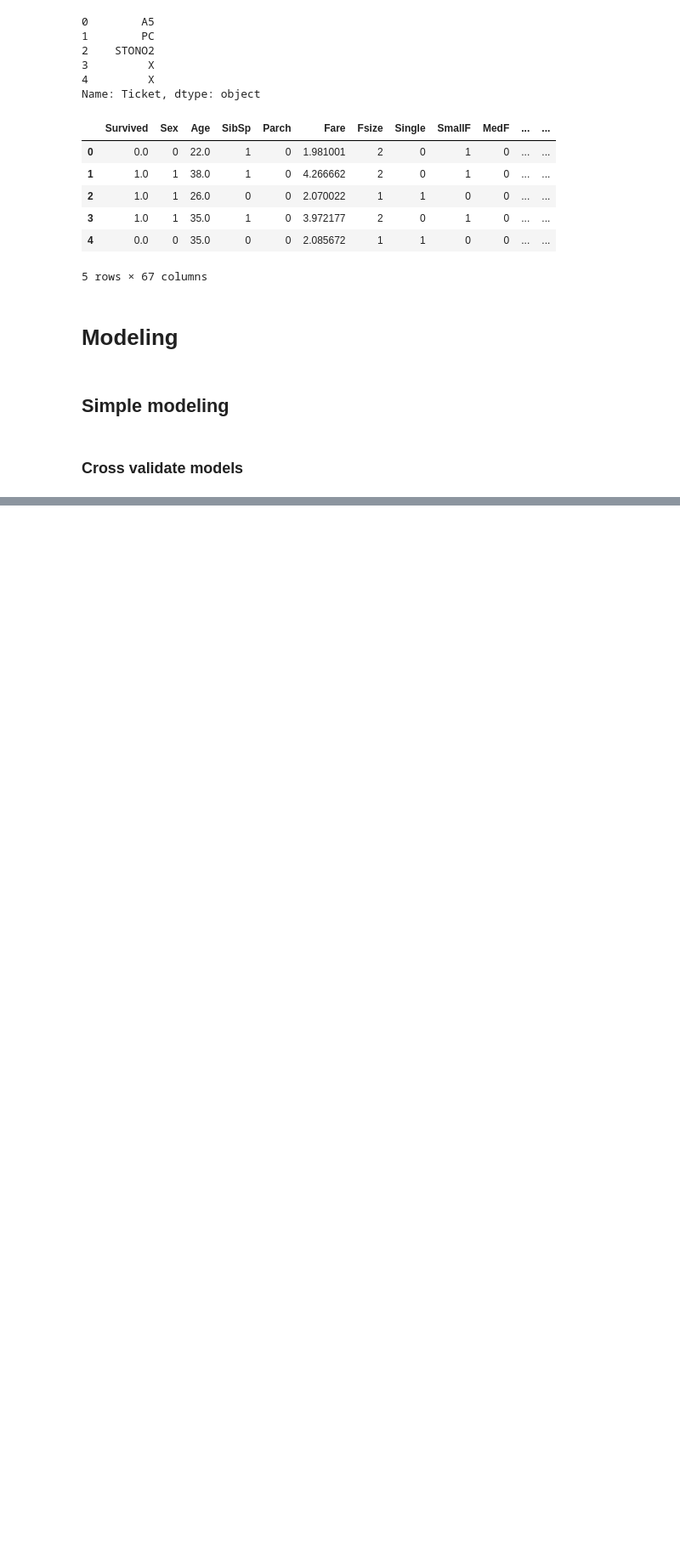
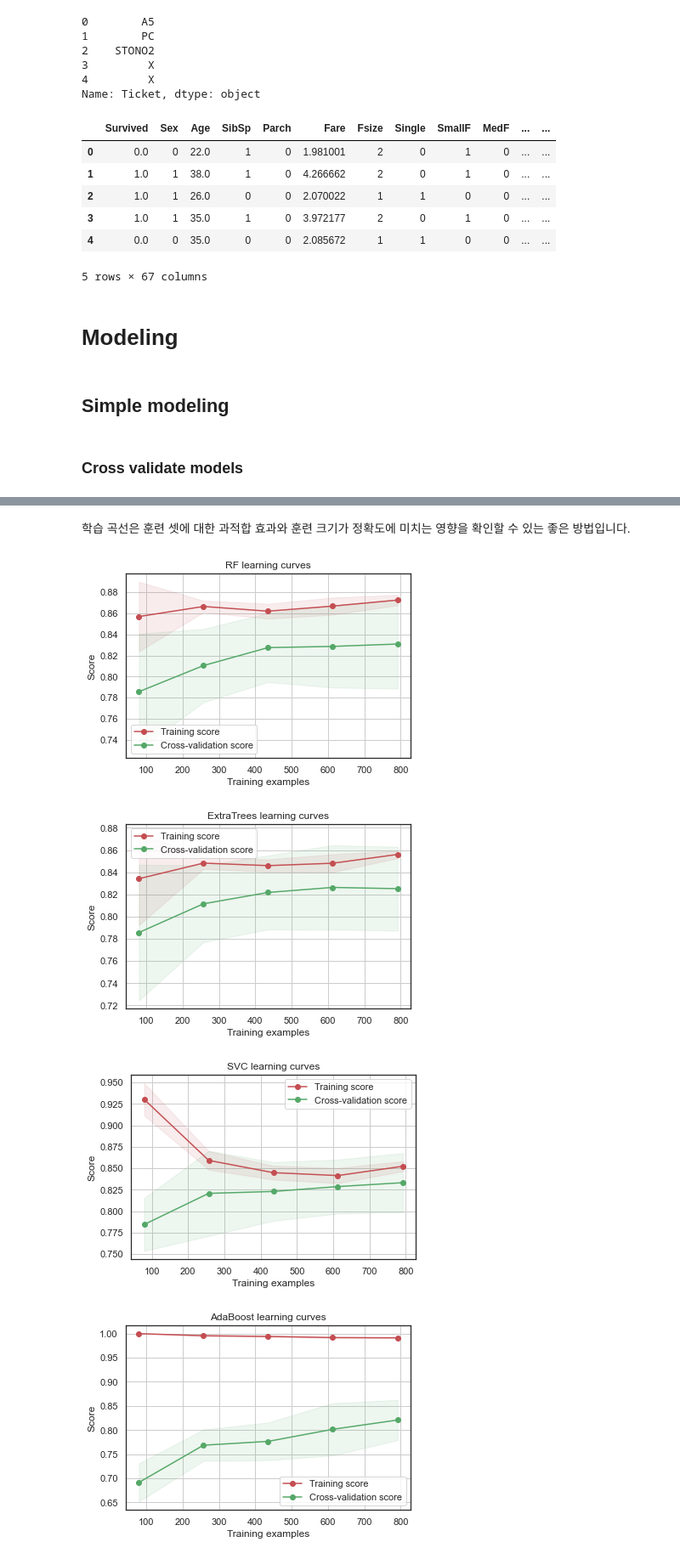
Before and after one commit to Haebuk/kagglestudy, a Jupyter notebook: Titanic competition/titanic_3_유재성.ipynb, the cells around one changed output, grey strips where cells are left out. Shown: that part at 85% size. Drawn from its saved outputs; the diff is of its cells as text; code cells hidden in the pictures; blank space fills up the shorter version.

```diff
--- a/Titanic competition/titanic_3_유재성.ipynb
+++ b/Titanic competition/titanic_3_유재성.ipynb
@@ -629,0 +762,13 @@ X_train = train.drop(labels=['Survived'], axis=1)
+# %%
+### SVC classifier
+SVMC = SVC(probability = True)
+svc_param_grid = {'kernel': ['rbf'], 'gamma': [0.001, 0.01, 0.1, 1], 'C':[1, 10, 50, 100, 200, 300, 1000]}
+
+gsSVMC = GridSearchCV(SVMC,param_grid=svc_param_grid, cv=kfold, scoring='accuracy', n_jobs=4, verbose=1)
+
+gsSVMC.fit(X_train, Y_train)
+
+SVMC_best = gsSVMC.best_estimator_
+
+# Best Score
+gsSVMC.best_score_
@@ -629,0 +784,35 @@ X_train = train.drop(labels=['Survived'], axis=1)
+# %% [markdown]
+학습 곡선은 훈련 셋에 대한 과적합 효과와 훈련 크기가 정확도에 미치는 영향을 확인할 수 있는 좋은 방법입니다.
+# %%
+def plot_learning_curve(estimator, title, X, y, ylim=None, cv=None, n_jobs=1, train_sizes=np.linspace(.1, 1.0, 5)):
+    """Generate a simple plot of the test and training learning curve"""
+    plt.figure()
+    plt.title(title)
+    if ylim is not None:
+        plt.ylim(*ylim)
+    plt.xlabel('Training examples')
+    plt.ylabel('Score')
+    train_sizes, train_scores, test_scores = learning_curve(estimator, X, y, cv=cv, n_jobs=n_jobs, train_sizes=train_sizes)
+    train_scores_mean = np.mean(train_scores, axis=1)
+    train_scores_std = np.std(train_scores, axis=1)
+    test_scores_mean = np.mean(test_scores, axis=1)
+    test_scores_std = np.std(test_scores, axis=1)
+    plt.grid()
+
+    plt.fill_between(train_sizes, train_scores_mean - train_scores_std, train_scores_mean + train_scores_std, alpha=0.1, color='r')
+    plt.fill_between(train_sizes, test_scores_mean - test_scores_std, test_scores_mean + test_scores_std, alpha=0.1, color='g')
+    plt.plot(train_sizes, train_scores_mean, 'o-', color='r', label='Training score')
+    plt.plot(train_sizes, test_scores_mean, 'o-', color='g', label='Cross-validation score')
+    plt.legend(loc='best')
+    return plt
+
+g = plot_learning_curve(gsRFC.best_estimator_, 'RF learning curves', X_train, Y_train, cv=kfold)
+g = plot_learning_curve(gsExtC.best_estimator_, 'ExtraTrees learning curves', X_train, Y_train, cv=kfold)
+g = plot_learning_curve(gsSVMC.best_estimator_, 'SVC learning curves', X_train, Y_train, cv=kfold)
+g = plot_learning_curve(gsadaDTC.best_estimator_, 'AdaBoost learning curves', X_train, Y_train, cv=kfold)
+g = plot_learning_curve(gsGBC.best_estimator_, 'GradientBoosting learning curves', X_train, Y_train, cv=kfold)
+# %% [output]
+[figure, added]
+[figure, added]
+[figure, added]
+[figure, added]
```
Also changed, not shown: parts of 27 cells of this notebook.
